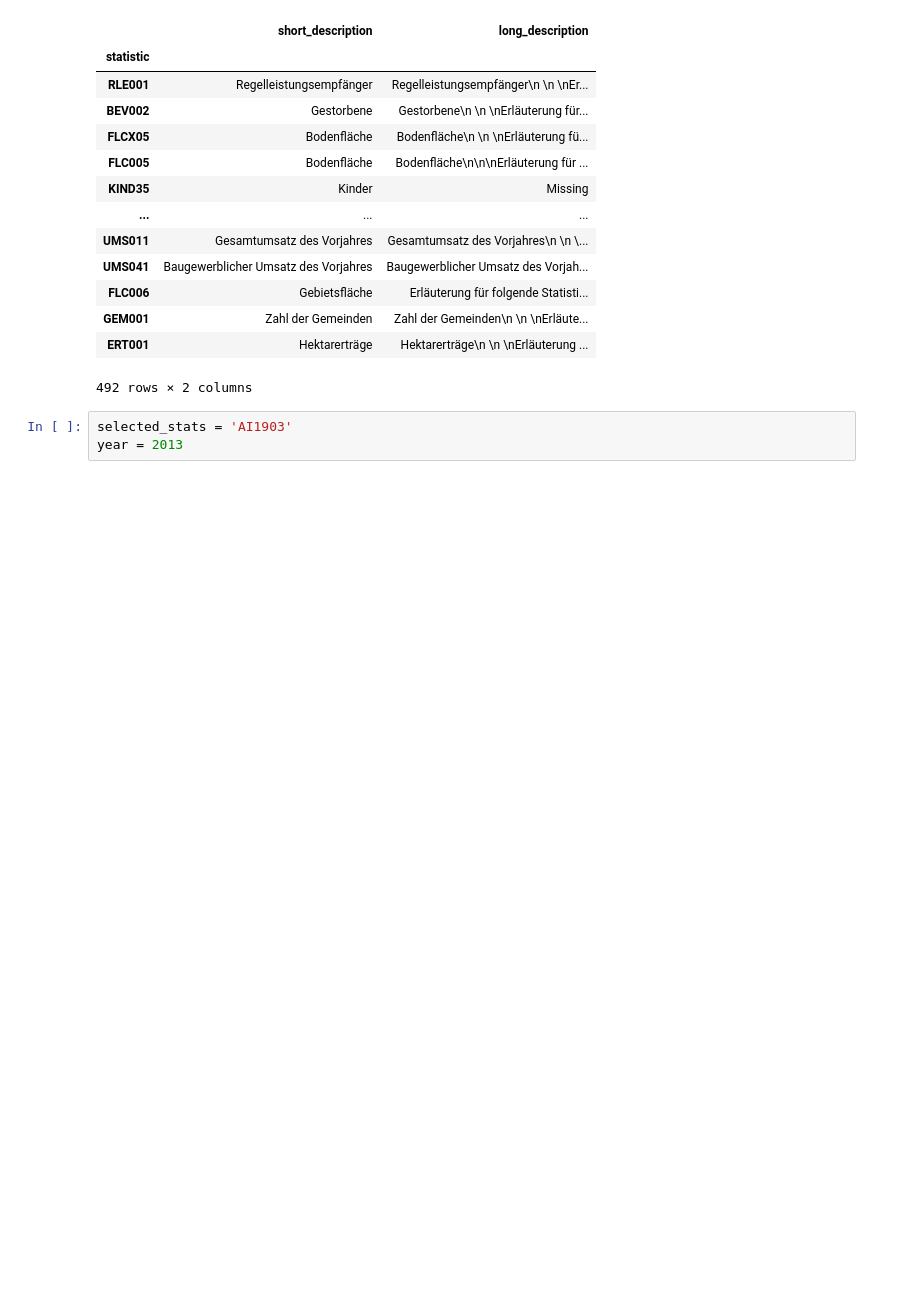
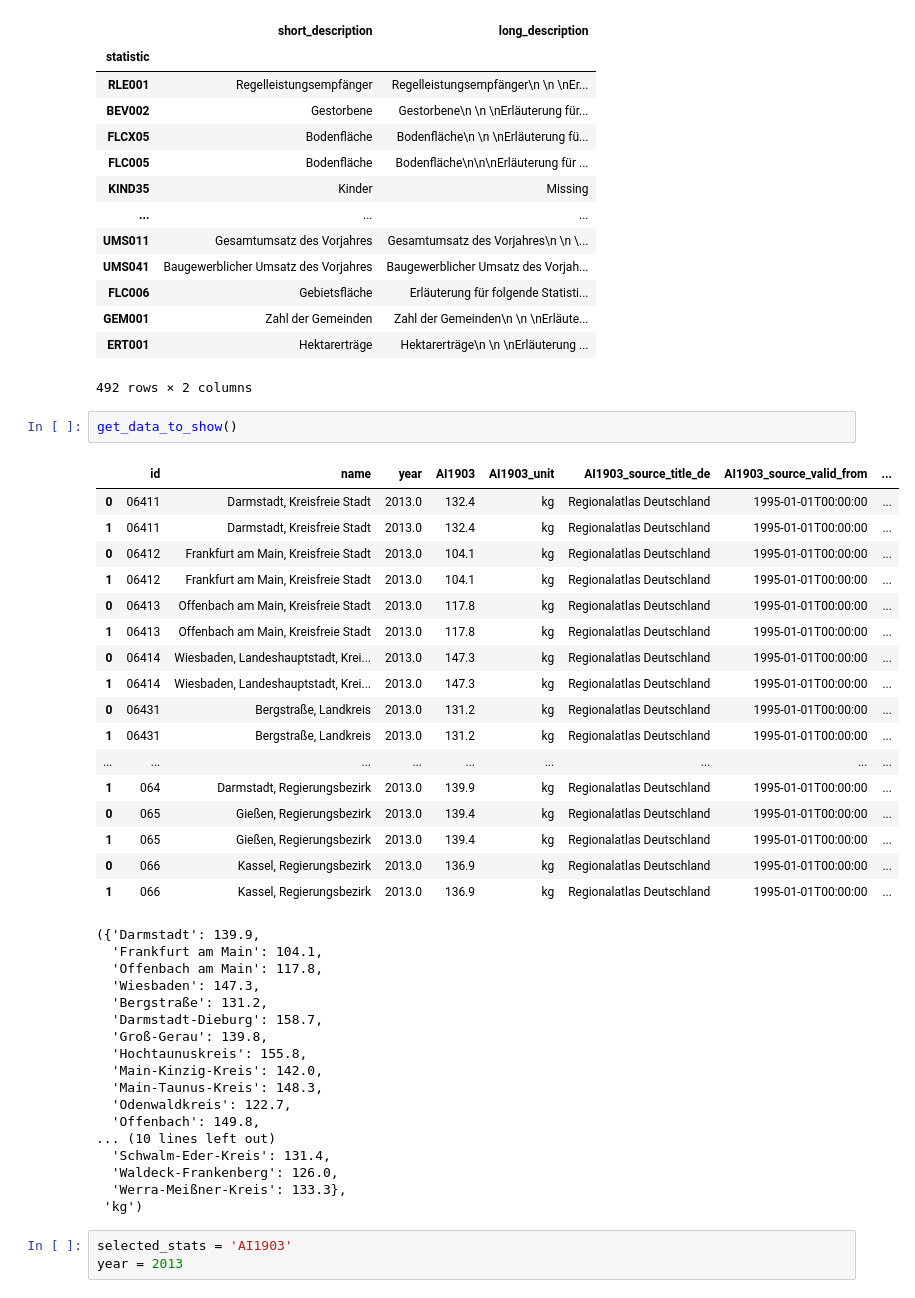
Before and after one commit to CorrelAid/cax-challenge-rhein-main, a Jupyter notebook: notebooks/leaflet-demo.ipynb, the cells around one changed output. Cells and saved outputs as stored; diff of their text form; blank space fills up the shorter version.

```diff
--- a/notebooks/leaflet-demo.ipynb
+++ b/notebooks/leaflet-demo.ipynb
@@ -52,6 +65,43 @@ get_statistics()
 | GEM001 | Zahl der Gemeinden | Zahl der Gemeinden\n \n \nErläute... |
 | ERT001 | Hektarerträge | Hektarerträge\n \n \nErläuterung ... |
 492 rows × 2 columns
+# %%
+get_data_to_show()
+# %% [output]
+|  | id | name | year | AI1903 | AI1903_unit | AI1903_source_title_de | AI1903_source_valid_from | ... |
+| 0 | 06411 | Darmstadt, Kreisfreie Stadt | 2013.0 | 132.4 | kg | Regionalatlas Deutschland | 1995-01-01T00:00:00 | ... |
+| 1 | 06411 | Darmstadt, Kreisfreie Stadt | 2013.0 | 132.4 | kg | Regionalatlas Deutschland | 1995-01-01T00:00:00 | ... |
+| 0 | 06412 | Frankfurt am Main, Kreisfreie Stadt | 2013.0 | 104.1 | kg | Regionalatlas Deutschland | 1995-01-01T00:00:00 | ... |
+| 1 | 06412 | Frankfurt am Main, Kreisfreie Stadt | 2013.0 | 104.1 | kg | Regionalatlas Deutschland | 1995-01-01T00:00:00 | ... |
+| 0 | 06413 | Offenbach am Main, Kreisfreie Stadt | 2013.0 | 117.8 | kg | Regionalatlas Deutschland | 1995-01-01T00:00:00 | ... |
+| 1 | 06413 | Offenbach am Main, Kreisfreie Stadt | 2013.0 | 117.8 | kg | Regionalatlas Deutschland | 1995-01-01T00:00:00 | ... |
+| 0 | 06414 | Wiesbaden, Landeshauptstadt, Krei... | 2013.0 | 147.3 | kg | Regionalatlas Deutschland | 1995-01-01T00:00:00 | ... |
+| 1 | 06414 | Wiesbaden, Landeshauptstadt, Krei... | 2013.0 | 147.3 | kg | Regionalatlas Deutschland | 1995-01-01T00:00:00 | ... |
+| 0 | 06431 | Bergstraße, Landkreis | 2013.0 | 131.2 | kg | Regionalatlas Deutschland | 1995-01-01T00:00:00 | ... |
+| 1 | 06431 | Bergstraße, Landkreis | 2013.0 | 131.2 | kg | Regionalatlas Deutschland | 1995-01-01T00:00:00 | ... |
+| ... | ... | ... | ... | ... | ... | ... | ... | ... |
+| 1 | 064 | Darmstadt, Regierungsbezirk | 2013.0 | 139.9 | kg | Regionalatlas Deutschland | 1995-01-01T00:00:00 | ... |
+| 0 | 065 | Gießen, Regierungsbezirk | 2013.0 | 139.4 | kg | Regionalatlas Deutschland | 1995-01-01T00:00:00 | ... |
+| 1 | 065 | Gießen, Regierungsbezirk | 2013.0 | 139.4 | kg | Regionalatlas Deutschland | 1995-01-01T00:00:00 | ... |
+| 0 | 066 | Kassel, Regierungsbezirk | 2013.0 | 136.9 | kg | Regionalatlas Deutschland | 1995-01-01T00:00:00 | ... |
+| 1 | 066 | Kassel, Regierungsbezirk | 2013.0 | 136.9 | kg | Regionalatlas Deutschland | 1995-01-01T00:00:00 | ... |
+({'Darmstadt': 139.9,
+  'Frankfurt am Main': 104.1,
+  'Offenbach am Main': 117.8,
+  'Wiesbaden': 147.3,
+  'Bergstraße': 131.2,
+  'Darmstadt-Dieburg': 158.7,
+  'Groß-Gerau': 139.8,
+  'Hochtaunuskreis': 155.8,
+  'Main-Kinzig-Kreis': 142.0,
+  'Main-Taunus-Kreis': 148.3,
+  'Odenwaldkreis': 122.7,
+  'Offenbach': 149.8,
+... (10 lines left out)
+  'Schwalm-Eder-Kreis': 131.4,
+  'Waldeck-Frankenberg': 126.0,
+  'Werra-Meißner-Kreis': 133.3},
+ 'kg')
 # %%
 selected_stats = 'AI1903'
 year = 2013
```
Also changed, not shown: parts of 19 cells of this notebook, 2 other files.
